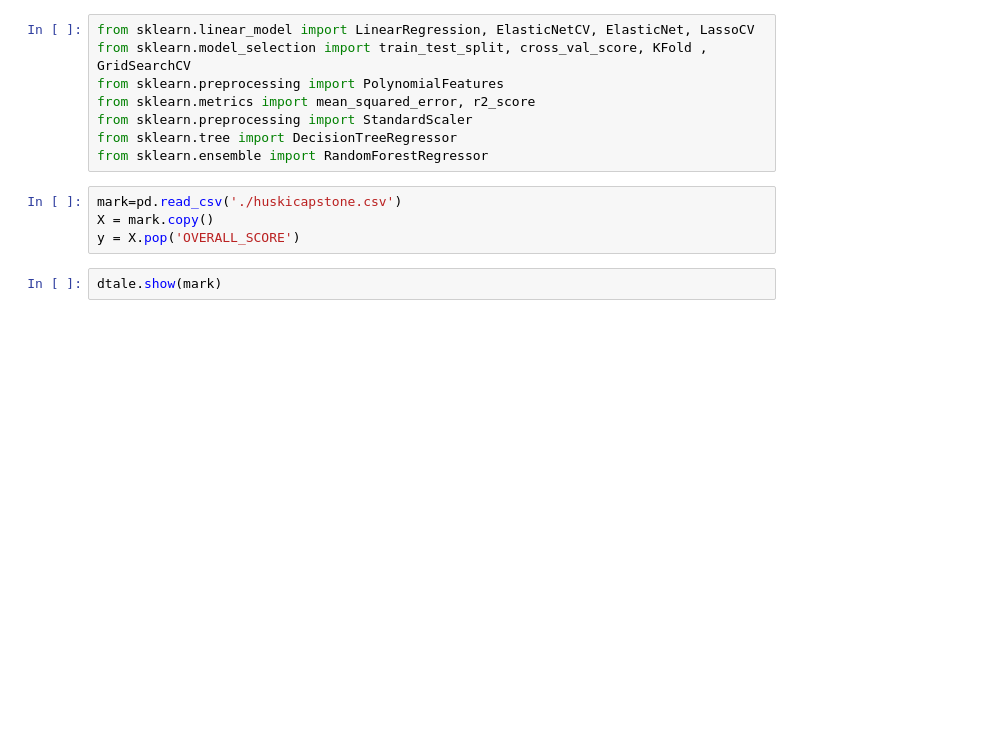
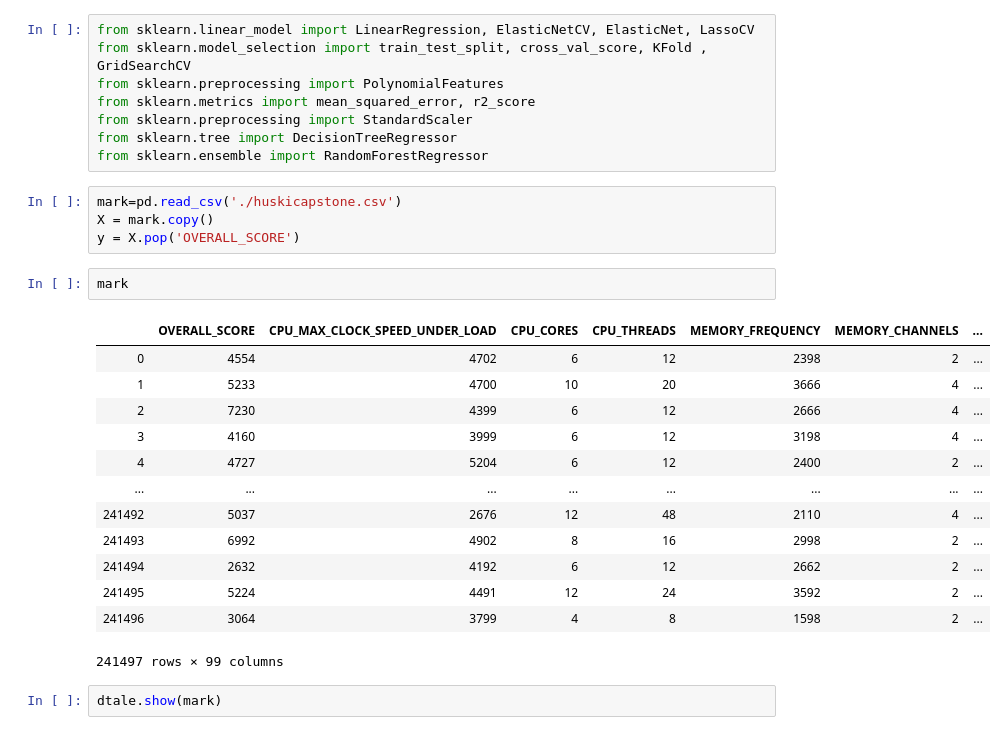
Before and after one commit to Huski-Git/3DMark-Score, a Jupyter notebook: 3D Mark Score Capstone Project.ipynb, the cells around one changed output. Saved outputs shown, nothing was run; the diff lists cells and outputs as text; blank space fills up the shorter version.

```diff
--- a/3D Mark Score Capstone Project.ipynb
+++ b/3D Mark Score Capstone Project.ipynb
@@ -647,6 +569,22 @@ from sklearn.ensemble import RandomForestRegressor
 mark=pd.read_csv('./huskicapstone.csv')
 X = mark.copy()
 y = X.pop('OVERALL_SCORE')
+# %%
+mark
+# %% [output]
+|  | OVERALL_SCORE | CPU_MAX_CLOCK_SPEED_UNDER_LOAD | CPU_CORES | CPU_THREADS | MEMORY_FREQUENCY | MEMORY_CHANNELS | ... |
+| 0 | 4554 | 4702 | 6 | 12 | 2398 | 2 | ... |
+| 1 | 5233 | 4700 | 10 | 20 | 3666 | 4 | ... |
+| 2 | 7230 | 4399 | 6 | 12 | 2666 | 4 | ... |
+| 3 | 4160 | 3999 | 6 | 12 | 3198 | 4 | ... |
+| 4 | 4727 | 5204 | 6 | 12 | 2400 | 2 | ... |
+| ... | ... | ... | ... | ... | ... | ... | ... |
+| 241492 | 5037 | 2676 | 12 | 48 | 2110 | 4 | ... |
+| 241493 | 6992 | 4902 | 8 | 16 | 2998 | 2 | ... |
+| 241494 | 2632 | 4192 | 6 | 12 | 2662 | 2 | ... |
+| 241495 | 5224 | 4491 | 12 | 24 | 3592 | 2 | ... |
+| 241496 | 3064 | 3799 | 4 | 8 | 1598 | 2 | ... |
+241497 rows × 99 columns
 # %%
 dtale.show(mark)
 # %% [output]
```
Also changed, not shown: parts of 58 cells of this notebook, 6 other files.
